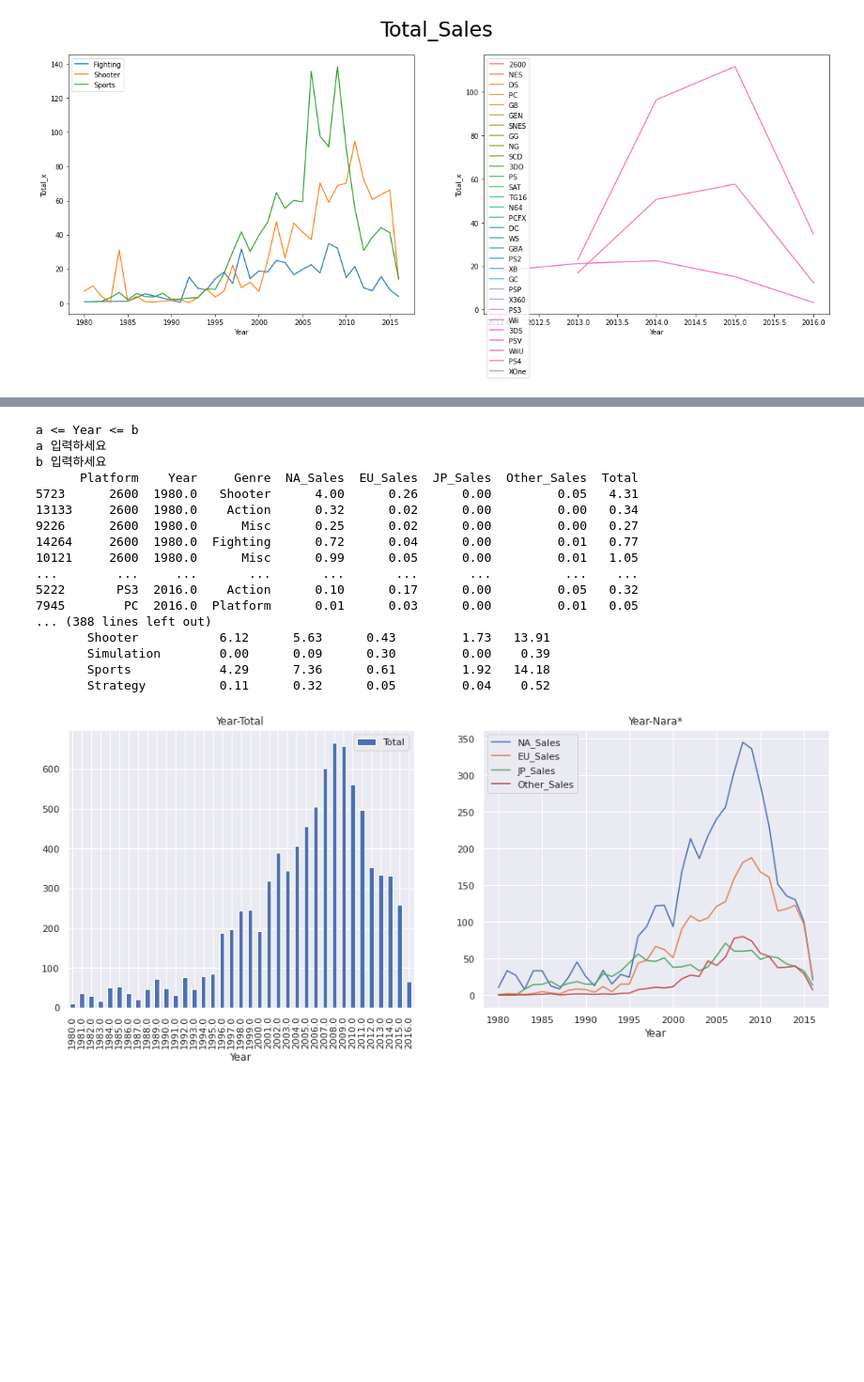
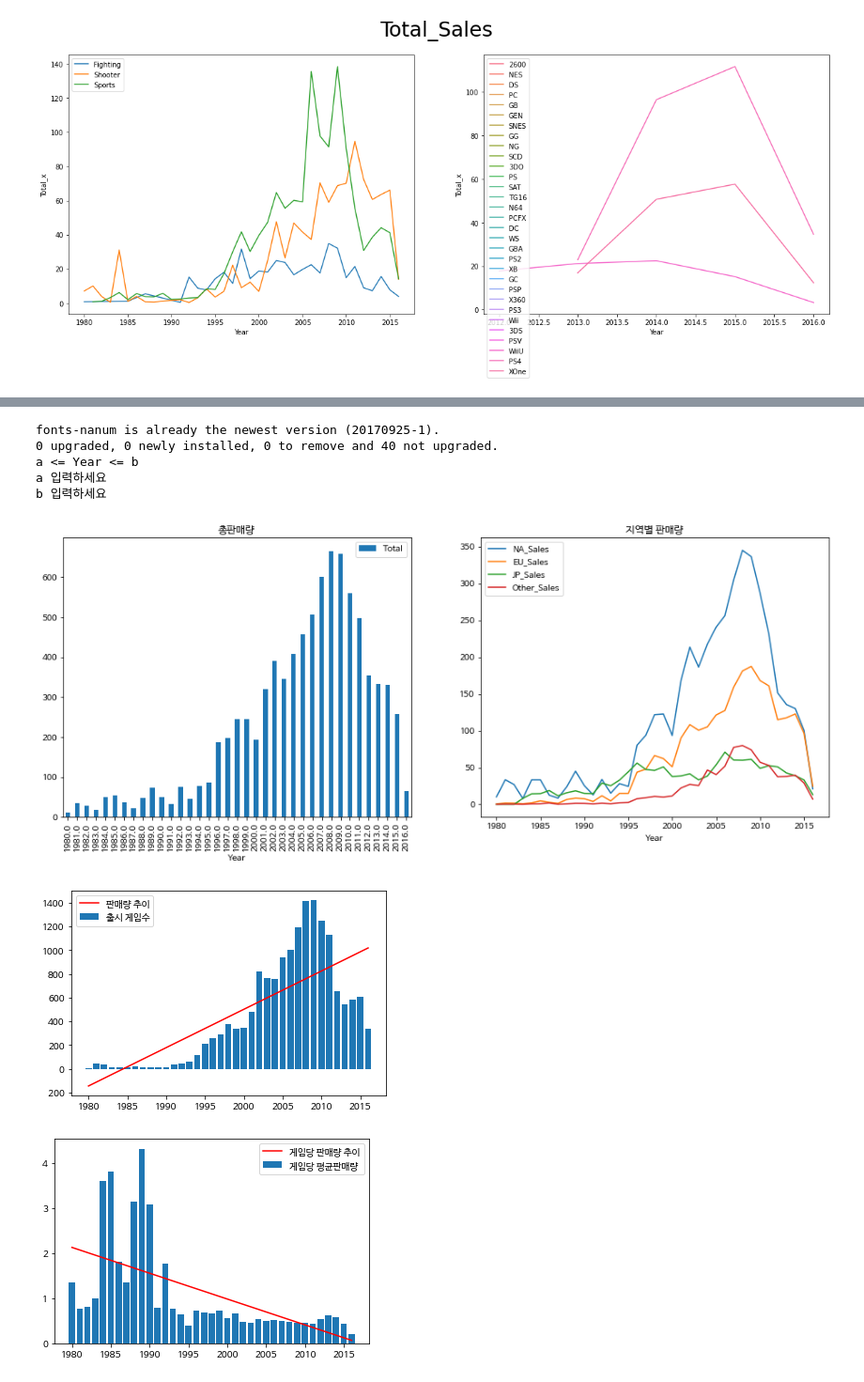
Before and after one commit to URAM-KOR/vgames2, a Jupyter notebook: AI_05_김우람_ipynb의_사본.ipynb, the cells around one changed output, grey strips where cells are left out. Shown at 94% size. Drawn from its saved outputs; the diff is of its cells as text; code cells hidden in the pictures; blank space fills up the shorter version.

```diff
--- a/AI_05_김우람_ipynb의_사본.ipynb
+++ b/AI_05_김우람_ipynb의_사본.ipynb
@@ -525,52 +586,71 @@ import numpy as np
 %matplotlib inline
 from sklearn.datasets import make_blobs
 from sklearn import decomposition
+import matplotlib as mpl
+from scipy import stats
+
+###########################################
+!apt -qq -y install fonts-nanum
+
+import matplotlib.font_manager as fm
+fontpath = '/usr/share/fonts/truetype/nanum/NanumBarunGothic.ttf'
+font = fm.FontProperties(fname=fontpath, size=9)
+plt.rc('font', family='NanumBarunGothic')
+mpl.font_manager._rebuild()
+
+##########################################
 
 df = pd.read_csv('https://ds-lecture-data.s3.ap-northeast-2.amazonaws.com/datasets/vgames2.csv')
 df.iloc[:,6:10] = df.iloc[:,6:10].apply(pd.to_numeric, errors='coerce')      #데이터 numeric
 df.iloc[:,6:10] = df.iloc[:,6:10].fillna(0)      #결측값 0
 df = df.drop('Unnamed: 0',axis=1)    # 1열 삭제
 # print(df.isna().sum())  #결측치 확인
 print('a <= Year <= b')
 print('a 입력하세요')
 a = int(1000)
 print('b 입력하세요')
 b = int(2016)
 df[(df['Year'] < a )] = np.nan    # Year < 1000  =>  nan
 df[(df['Year'] > b )] = np.nan    # Year > 1000  =>  nan
 df = df.dropna(subset = ['Year'])  # Year 열 결측치 삭제
 df = df.dropna(subset = ['Genre'])  # Genre 열 결측치 삭제
 df = df.sort_values(by = ['Year'], ascending = True) # 연도별 오름차순
 df['Total'] = df['NA_Sales']+df['EU_Sales']+df['JP_Sales']+df['Other_Sales']
 df_N = df
-df = df.drop(['Name','Publisher'],axis=1)
+df2 = df[['Year', 'Total']].groupby(['Year']).sum()['Total'].reset_index()
+df2['count']=df.value_counts('Year', sort = False ).reset_index()[0]
 
-print(df)
-print(df.groupby(['Year','Genre']).sum())
+# print(df)
+# print(df.groupby(['Year','Genre']).sum())
+
 
 f,ax = plt.subplots(1,2,figsize = (16,6))
 df[['Year', 'Total']].groupby(['Year']).sum().plot.bar(ax=ax[0])
-ax[0].set_title('Year-Total')
+ax[0].set_title('총판매량')
 df[['Year', 'NA_Sales','EU_Sales','JP_Sales','Other_Sales']].groupby(['Year']).sum().plot.line(ax=ax[1])
-ax[1].set_title('Year-Nara*')
+ax[1].set_title('지역별 판매량')
 plt.legend
 plt.show()
+
+
+res = stats.linregress(df2['Year'], df.value_counts('Year', sort = False ))
+plt.bar(df2['Year'],df.value_counts('Year', sort = False ) ,label='출시 게임수')
+plt.plot(df2['Year'], res.intercept + res.slope*df2['Year'], 'r', label='판매량 추이')
+plt.legend()
+plt.show()
+
+
+res = stats.linregress(df2['Year'], df2['Total']/df2['count'])
+plt.bar(df2['Year'],df2['Total']/df2['count'] ,label='게임당 평균판매량')
+plt.plot(df2['Year'], res.intercept + res.slope*df2['Year'], 'r', label='게임당 판매량 추이')
+plt.legend()
+plt.show()
 # %% [output]
+fonts-nanum is already the newest version (20170925-1).
+0 upgraded, 0 newly installed, 0 to remove and 40 not upgraded.
 a <= Year <= b
 a 입력하세요
 b 입력하세요
-      Platform    Year     Genre  NA_Sales  EU_Sales  JP_Sales  Other_Sales  Total
-5723      2600  1980.0   Shooter      4.00      0.26      0.00         0.05   4.31
-13133     2600  1980.0    Action      0.32      0.02      0.00         0.00   0.34
-9226      2600  1980.0      Misc      0.25      0.02      0.00         0.00   0.27
-14264     2600  1980.0  Fighting      0.72      0.04      0.00         0.01   0.77
-10121     2600  1980.0      Misc      0.99      0.05      0.00         0.01   1.05
-...        ...     ...       ...       ...       ...       ...          ...    ...
-5222       PS3  2016.0    Action      0.10      0.17      0.00         0.05   0.32
-7945        PC  2016.0  Platform      0.01      0.03      0.00         0.01   0.05
-... (388 lines left out)
-       Shooter           6.12      5.63      0.43         1.73   13.91
-       Simulation        0.00      0.09      0.30         0.00    0.39
-       Sports            4.29      7.36      0.61         1.92   14.18
-       Strategy          0.11      0.32      0.05         0.04    0.52
-[figure, old version]
+[figure, new version]
+[figure, added]
+[figure, added]
```
Also changed, not shown: parts of 2 cells of this notebook.
